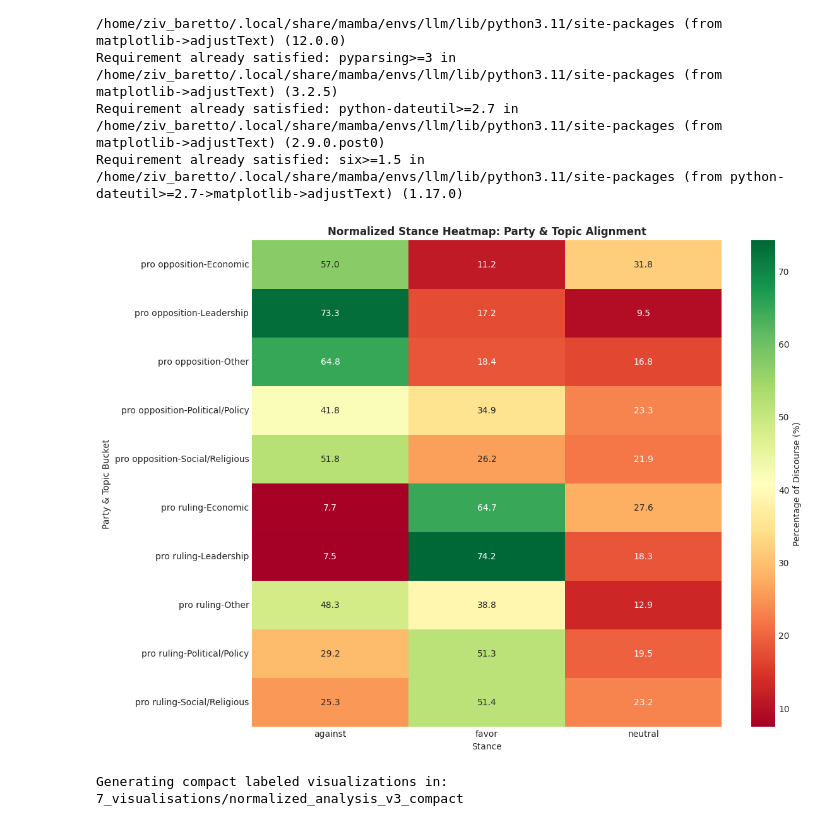
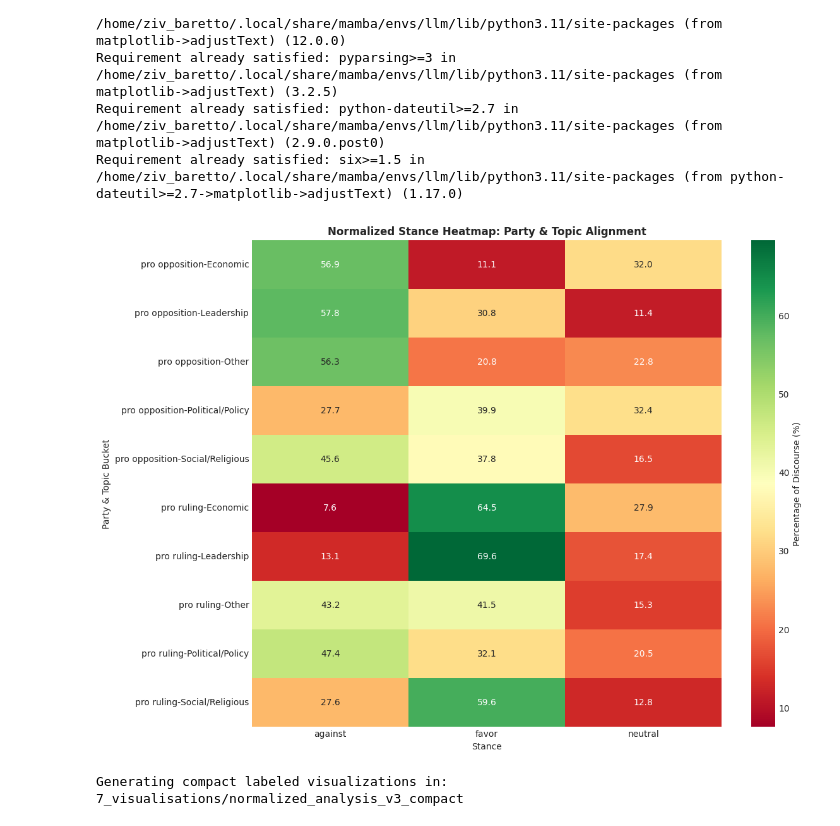
Before and after one commit to ziv1010/Partisan-Discourse-on-X-English-, a Jupyter notebook: codes/7_visualisations/test.ipynb, the cells around one changed output. Saved outputs shown, nothing was run; the diff lists cells and outputs as text; code cells hidden in the pictures.

```diff
--- a/codes/7_visualisations/test.ipynb
+++ b/codes/7_visualisations/test.ipynb
@@ -16,8 +16,7 @@ warnings.filterwarnings('ignore')
 OUTPUT_DIR = Path("7_visualisations/normalized_analysis_v2") # Updated version number
 OUTPUT_DIR.mkdir(parents=True, exist_ok=True)
 
-CSV1 = "/scratch/ziv_baretto/Research_X/Partisan-Discourse-on-X-English-/codes/6_stance/results/stance_results_23keywords_v2.csv"
-CSV2 = "/scratch/ziv_baretto/Research_X/Partisan-Discourse-on-X-English-/codes/6_stance/results/stance_results_run1_15_keywords.csv"
+CSV_PATH = "/scratch/ziv_baretto/Research_X/Partisan-Discourse-on-X-English-/codes/6_stance/results/final_en_results/stance_results_37keywords.csv"
 
 # Style settings
 plt.style.use('seaborn-v0_8-whitegrid')
@@ -32,16 +31,10 @@ BUCKET_COLORS = {
 # 2. DATA LOADING & PREPROCESSING
 # ==========================================
 def load_data():
-    dfs = []
-    # Loads data from BOTH CSV1 and CSV2
-    for p in [CSV1, CSV2]:
-        if Path(p).exists():
-            dfs.append(pd.read_csv(p))
+    if not Path(CSV_PATH).exists():
+        raise FileNotFoundError(f"CSV file not found: {CSV_PATH}")
 
-    if not dfs:
-        raise FileNotFoundError("No input CSV files found. Please check paths.")
-
-    df = pd.concat(dfs, axis=0, ignore_index=True).drop_duplicates(subset=['source_row', 'keyword'])
+    df = pd.read_csv(CSV_PATH)
 
     # Filter and Normalize stance labels
     df = df[df['fewshot_label'].isin(['favor', 'against', 'neutral'])].copy()
@@ -234,30 +227,30 @@ Requirement already satisfied: six>=1.5 in /home/ziv_baretto/.local/share/mamba/
 # %%
 import pandas as pd
 import seaborn as sns
 import matplotlib.pyplot as plt
 
-# 1. Prepare Data (Assumes your df has 'party', 'bucket', and 'stance' columns)
+# 1. Prepare Data (Uses df_main from earlier loading)
 # Creating a cross-tabulation of Party/Bucket vs Stance
-heatmap_data = pd.crosstab([df['party'], df['bucket']], df['stance'])
+heatmap_data = pd.crosstab([df_main['party'], df_main['bucket']], df_main['stance'])
 
 # 2. Normalize by row (Total within each Party-Bucket combination)
 # Formula: P(stance | party, bucket) = count / sum(counts)
 heatmap_norm = heatmap_data.div(heatmap_data.sum(axis=1), axis=0) * 100
 
 # 3. Visualization
 plt.figure(figsize=(12, 10))
 sns.heatmap(heatmap_norm,
             annot=True,
             fmt=".1f",
             cmap="RdYlGn", # Red for Against, Green for Favor
             cbar_kws={'label': 'Percentage of Discourse (%)'})
 
 plt.title("Normalized Stance Heatmap: Party & Topic Alignment", fontweight='bold')
 plt.ylabel("Party & Topic Bucket")
 plt.xlabel("Stance")
 plt.show()
 # %% [output]
-[figure, old version]
+[figure, new version]
 # %%
 import pandas as pd
 import numpy as np
```
Also changed, not shown: parts of 2 cells of this notebook, 38 other files.
